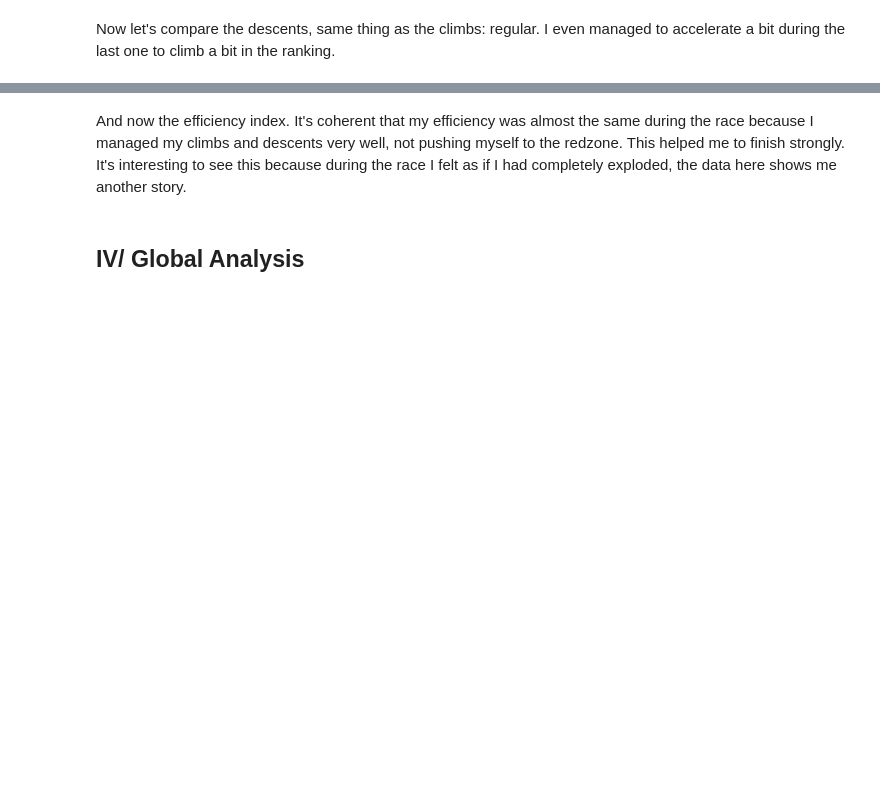
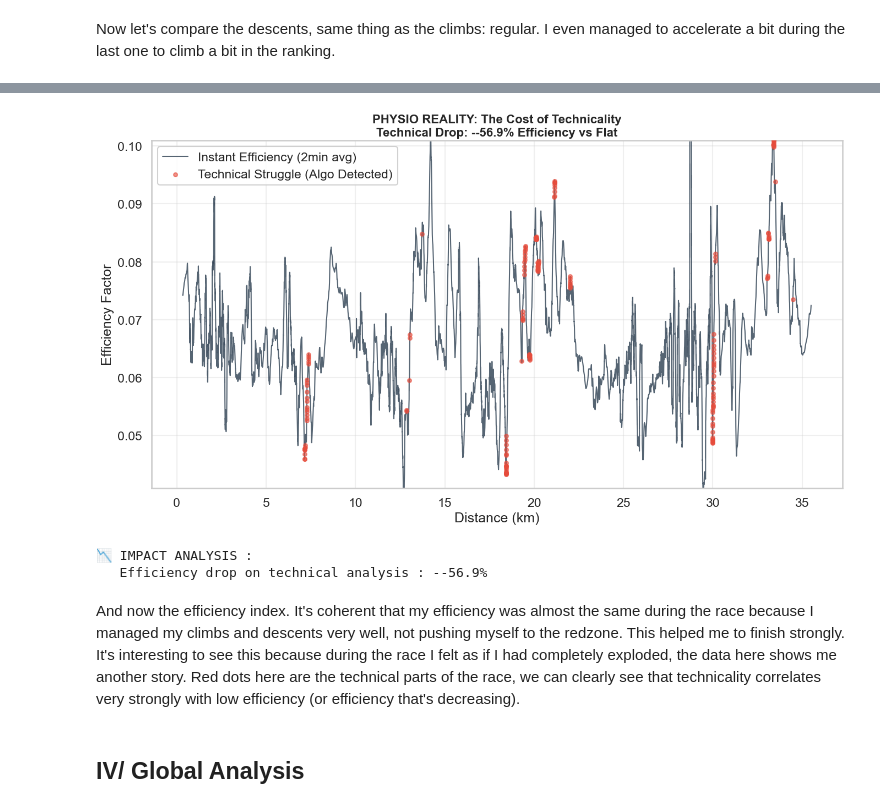
Before and after one commit to arthurmooo/Traildesdeuxmassifs, a Jupyter notebook: Cluses.ipynb, the cells around one changed output, grey strips where cells are left out. Drawn from its saved outputs; the diff is of its cells as text; code cells hidden in the pictures; blank space fills up the shorter version.

```diff
--- a/Cluses.ipynb
+++ b/Cluses.ipynb
@@ -298,7 +313,7 @@ def get_gap_factor(grade):
 
 # 2. Cost Parameters
 COST_FLAT = 3.8
-TECH_PENALTY = 1.25 # +25% energy cost on technical terrain (braking, proprioception), arbitrary, need to research exact cost of technicality
+TECH_PENALTY = 2 # +50% energy cost on technical terrain (braking, proprioception), arbitrary, need to research exact cost of technicality
 
 # 3. Vectorized Calculations
 df['gap_factor'] = df['grade'].apply(get_gap_factor)
@@ -1021,5 +963,72 @@ else:
+# %%
+# =============================================================================
+# 3. VISUALIZATION - THE "SCATTER OVERLAY" (Clean Version)
+# =============================================================================
+
+plt.figure(figsize=(14, 8))
+
+# 1. DATA PREP
+# A. La "Vérité Terrain" (Responsive) : Lissage court (2 min)
+df['ef_responsive'] = df['efficiency_idx'].rolling(window=2*60).mean()
+df['distance_km'] = df['distance'] / 1000
+
+# B. Filtering Technical Points
+# On sélectionne uniquement les points flaggés techniques qui ont une valeur lissée valide
+tech_points = df[(df['is_technical_segment']) & (df['ef_responsive'].notna())]
+
+# 2. PLOTTING
+# A. Main Curve (The Performance)
+sns.lineplot(
+    data=df,
+    x='distance_km',
+    y='ef_responsive',
+    color='#2c3e50',
+    linewidth=1.5,
+    alpha=0.8,
+    label='Instant Efficiency (2min avg)'
+)
+
+# B. Technical Overlay (The "Infection")
+# On superpose des points rouges directement sur la courbe bleue
+plt.scatter(
+    x=tech_points['distance_km'],
+    y=tech_points['ef_responsive'],
+    color='#e74c3c',
+    s=25,
+    alpha=0.6,
+    label='Technical Struggle (Algo Detected)',
+    zorder=3
+)
+
+# 3. METRICS & ANNOTATIONS
+# Calcul du Delta Technique
+mean_tech_ef = df[df['is_technical_segment']]['efficiency_idx'].mean()
+mean_easy_ef = df[~df['is_technical_segment']]['efficiency_idx'].mean()
+tech_cost = (mean_easy_ef - mean_tech_ef) / mean_easy_ef * 100
+
+plt.title(f"PHYSIO REALITY: The Cost of Technicality\nTechnical Drop: -{tech_cost:.1f}% Efficiency vs Flat", fontsize=16, fontweight='bold')
+plt.xlabel("Distance (km)")
+plt.ylabel("Efficiency Factor")
+plt.legend(loc='upper left', framealpha=0.9)
+plt.grid(True, alpha=0.3)
+
+# Zoom sur l'axe Y (Nettoyage visuel des extrêmes)
+q_low = df['ef_responsive'].quantile(0.05)
+q_high = df['ef_responsive'].quantile(0.95)
+plt.ylim(q_low * 0.8, q_high * 1.2)
+
+plt.tight_layout()
+plt.show()
+
+# 4. DIAGNOSTIC TERMINAL
+print(f"📉 IMPACT ANALYSIS :")
+print(f"   Efficiency drop on technical analysis : -{tech_cost:.1f}%")
+# %% [output]
+[figure, added]
+📉 IMPACT ANALYSIS :
+   Efficiency drop on technical analysis : --56.9%
 # %% [markdown]
-And now the efficiency index. It's coherent that my efficiency was almost the same during the race because I managed my climbs and descents very well, not pushing myself to the redzone. This helped me to finish strongly. It's interesting to see this because during the race I felt as if I had completely exploded, the data here shows me another story.
+And now the efficiency index. It's coherent that my efficiency was almost the same during the race because I managed my climbs and descents very well, not pushing myself to the redzone. This helped me to finish strongly. It's interesting to see this because during the race I felt as if I had completely exploded, the data here shows me another story. Red dots here are the technical parts of the race, we can clearly see that technicality correlates very strongly with low efficiency (or efficiency that's decreasing).
 # %% [markdown]
 ## IV/ Global Analysis
 # %%
```
Also changed, not shown: parts of 9 cells of this notebook.
